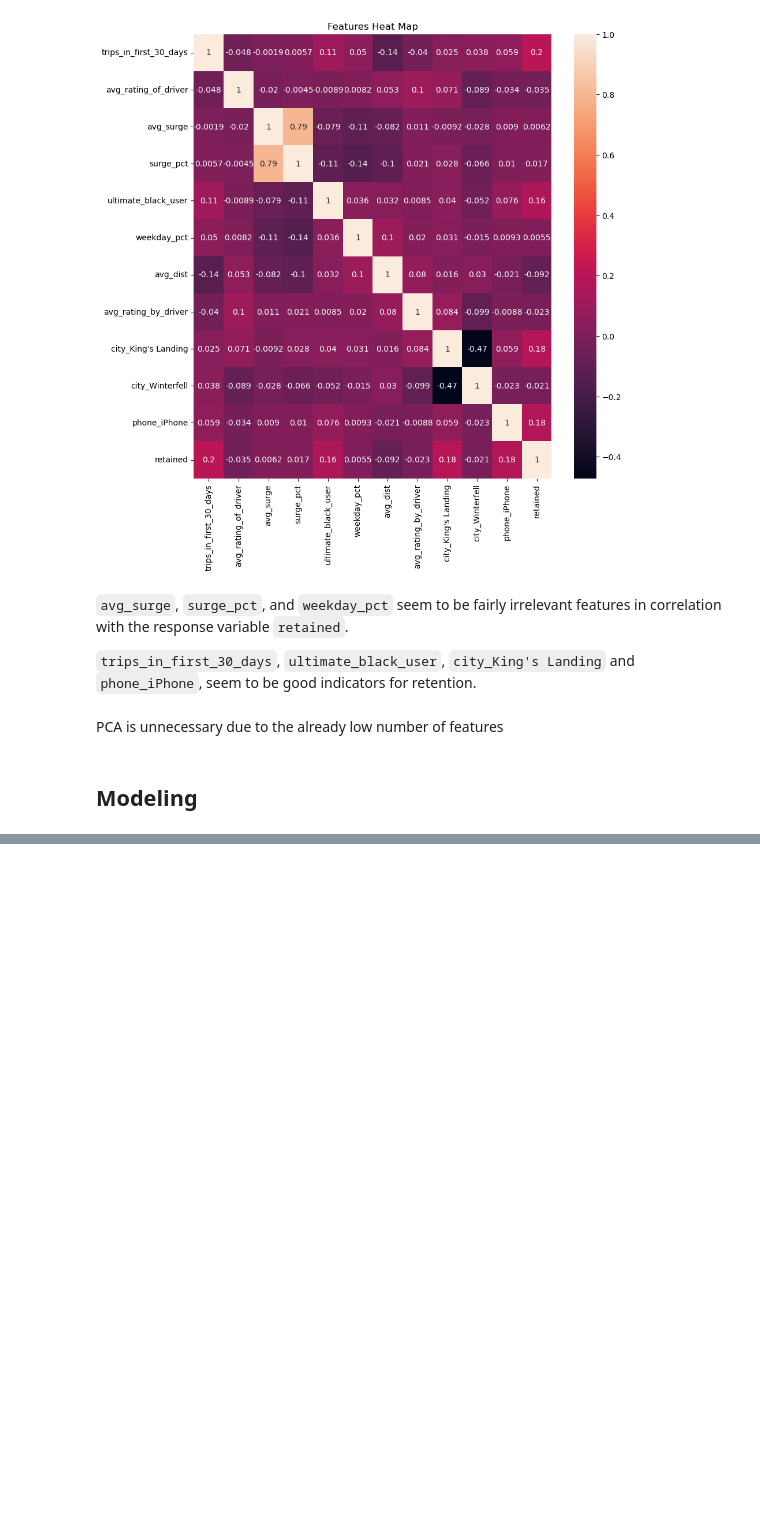
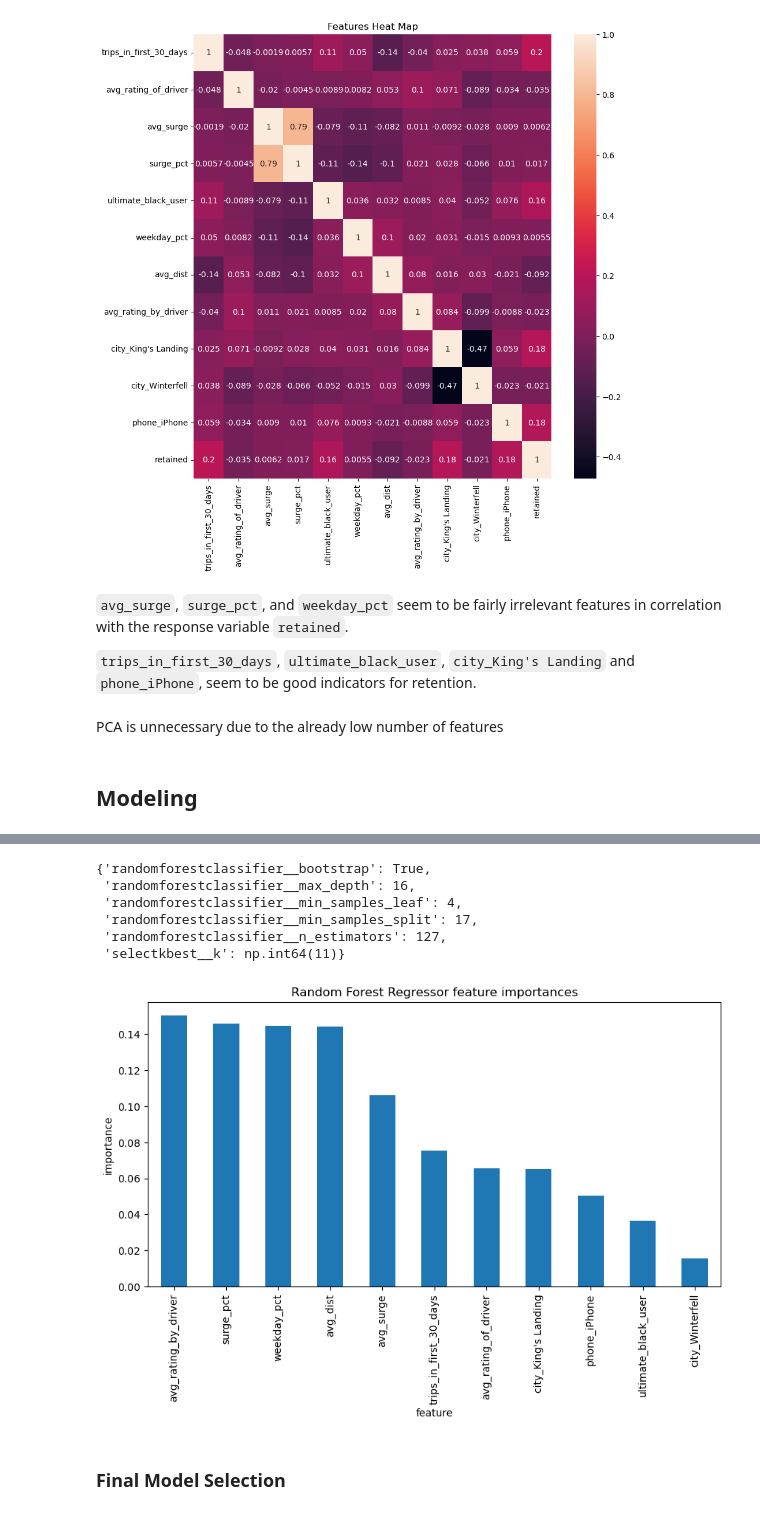
Before and after one commit to BenjaminLe1/Interview-Challenge, a Jupyter notebook: Part3.ipynb, the cells around one changed output, grey strips where cells are left out. Saved outputs shown, nothing was run; the diff lists cells and outputs as text; code cells hidden in the pictures; blank space fills up the shorter version.

```diff
--- a/Part3.ipynb
+++ b/Part3.ipynb
@@ -312,0 +357,23 @@ Find recommendations
+# %%
+# Random forest pipeline
+rf_pipe = make_pipeline(
+    SelectKBest(),
+    RandomForestClassifier(random_state=47)
+)
+# %%
+# Different hyperparamters to test
+k = np.arange(1, len(X_train.columns)+1)
+param_dist = {
+    'selectkbest__k': k,
+    'randomforestclassifier__n_estimators': randint(50, 300),
+    'randomforestclassifier__max_depth': randint(3, 20),
+    'randomforestclassifier__min_samples_split': randint(2, 20),
+    'randomforestclassifier__min_samples_leaf': randint(1, 10),
+    'randomforestclassifier__bootstrap': [True, False]
+}
+# %%
+# Randomized search for hyperparameters
+rf_grid_cv = RandomizedSearchCV(rf_pipe, param_distributions=param_dist, cv=5, n_jobs=-1)
+# %%
+# Fit to trianing data
+rf_grid_cv.fit(X_train, y_train)
@@ -312,0 +393,25 @@ Find recommendations
+# %%
+# Print the best parameters
+score_mean = rf_grid_cv.cv_results_['mean_test_score']
+score_std = rf_grid_cv.cv_results_['std_test_score']
+rf_grid_cv.best_params_
+# %% [output]
+{'randomforestclassifier__bootstrap': True,
+ 'randomforestclassifier__max_depth': 16,
+ 'randomforestclassifier__min_samples_leaf': 4,
+ 'randomforestclassifier__min_samples_split': 17,
+ 'randomforestclassifier__n_estimators': 127,
+ 'selectkbest__k': np.int64(11)}
+# %%
+# See what features the Random Forest model deems most important
+plt.subplots(figsize=(10, 5))
+imps = rf_grid_cv.best_estimator_.named_steps.randomforestclassifier.feature_importances_
+rf_feat_imps = pd.Series(imps, index=X_train.columns).sort_values(ascending=False)
+rf_feat_imps.plot(kind='bar')
+plt.xlabel('feature')
+plt.ylabel('importance')
+plt.title('Random Forest Regressor feature importances');
+# %% [output]
+[figure, added]
+# %% [markdown]
+### Final Model Selection
```
Also changed, not shown: parts of 23 cells of this notebook.
